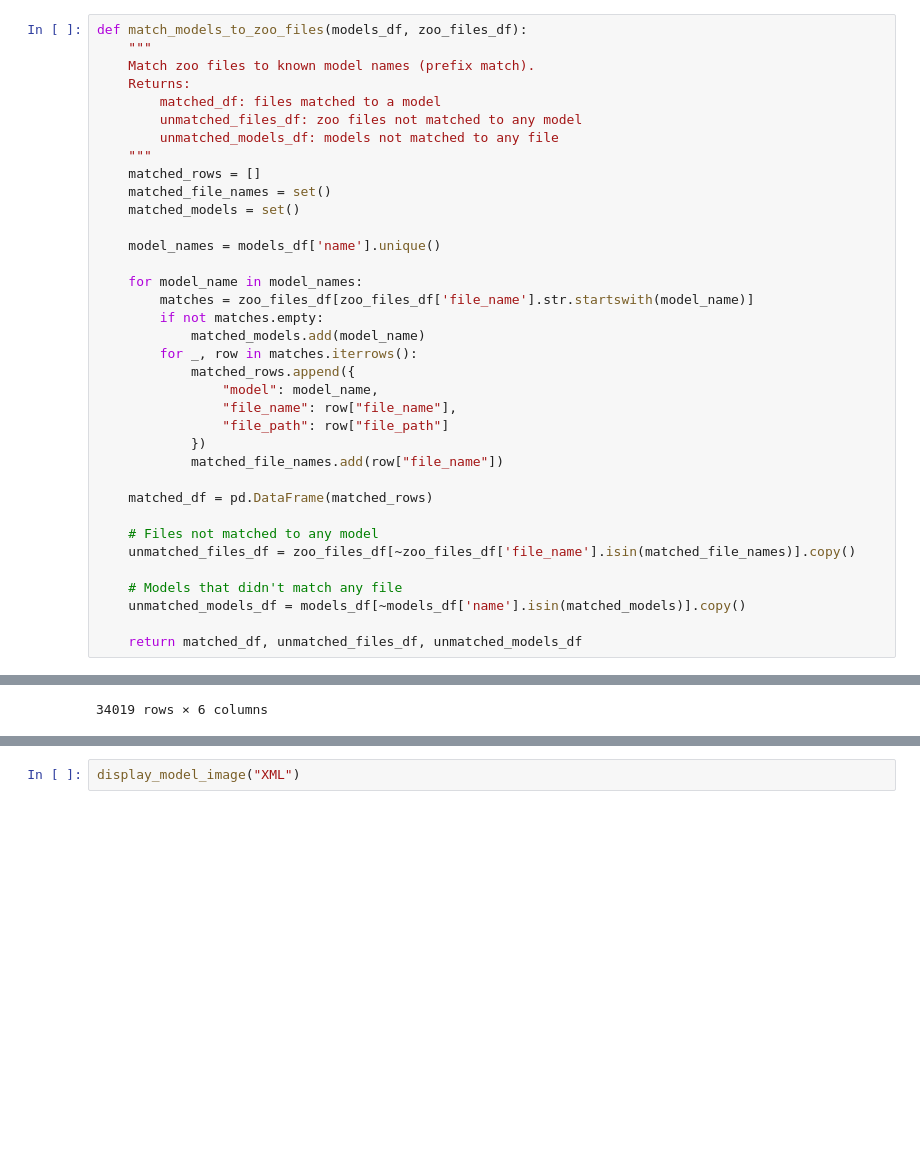
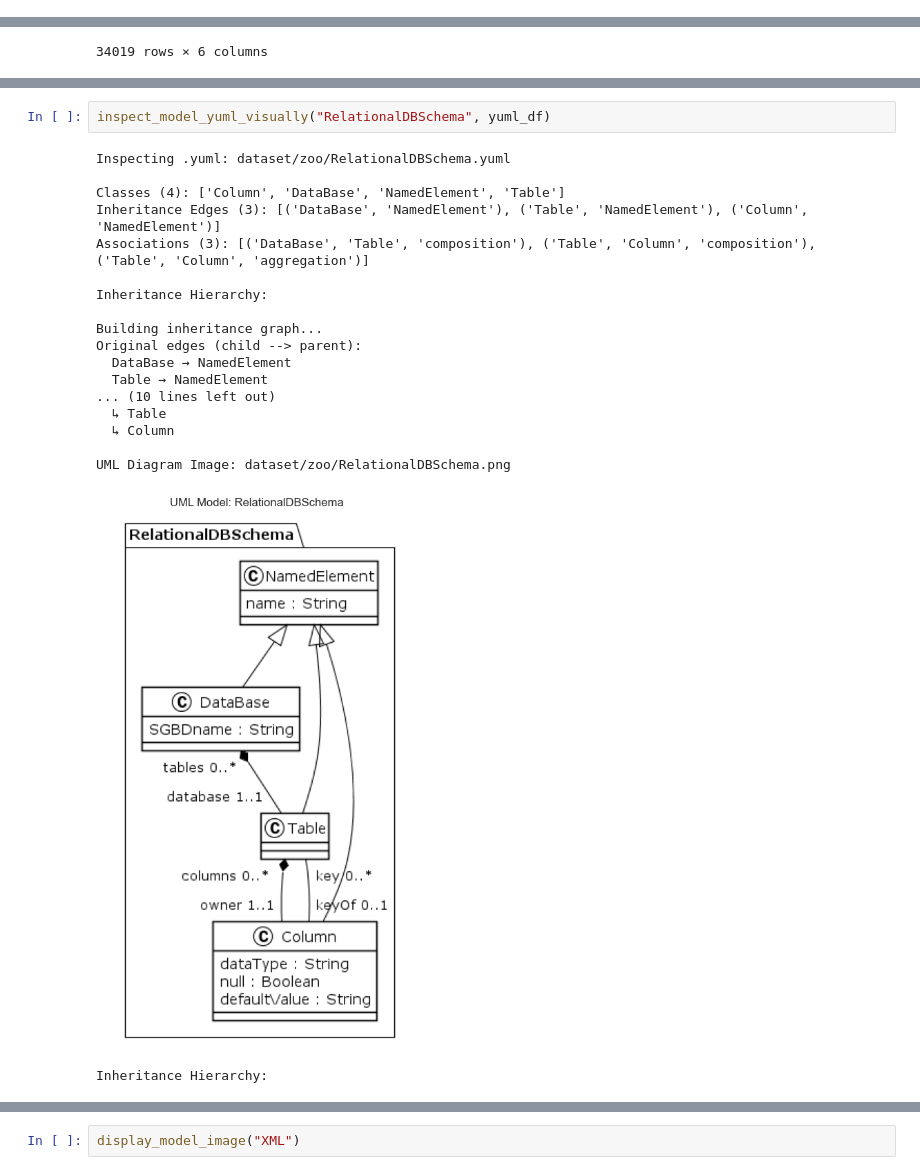
Before and after one commit to piachouaifaty/uml-classes-and-specs, a Jupyter notebook: explorer.ipynb, the cells around one changed output, grey strips where cells are left out. Cells and saved outputs as stored; diff of their text form; blank space fills up the shorter version.

```diff
--- a/explorer.ipynb
+++ b/explorer.ipynb
@@ -161,42 +186,6 @@ labeled_fragments
 | 647 | 711 | There are two classes: CompositeP... | 4790 | t | t | rel | 2 | 4790 | UML_withReuseContracts |
 | 648 | 712 | A class ProviderClause | 3131 | t | t | class | 2 | 3131 | UML_withReuseContracts |
 649 rows × 9 columns
-# %%
-def match_models_to_zoo_files(models_df, zoo_files_df):
-    """
-    Match zoo files to known model names (prefix match).
-    Returns:
-        matched_df: files matched to a model
-        unmatched_files_df: zoo files not matched to any model
-        unmatched_models_df: models not matched to any file
-    """
-    matched_rows = []
-    matched_file_names = set()
-    matched_models = set()
-
-    model_names = models_df['name'].unique()
-
-    for model_name in model_names:
-        matches = zoo_files_df[zoo_files_df['file_name'].str.startswith(model_name)]
-        if not matches.empty:
-            matched_models.add(model_name)
-        for _, row in matches.iterrows():
-            matched_rows.append({
-                "model": model_name,
-                "file_name": row["file_name"],
-                "file_path": row["file_path"]
-            })
-            matched_file_names.add(row["file_name"])
-
-    matched_df = pd.DataFrame(matched_rows)
-
-    # Files not matched to any model
-    unmatched_files_df = zoo_files_df[~zoo_files_df['file_name'].isin(matched_file_names)].copy()
-
-    # Models that didn't match any file
-    unmatched_models_df = models_df[~models_df['name'].isin(matched_models)].copy()
-
-    return matched_df, unmatched_files_df, unmatched_models_df
 # %%
 matched_df, unmatched_files_df, unmatched_models_df = match_models_to_zoo_files(models, zoo_idx)
 # %%
@@ -256,0 +328,22 @@ matched_df
+# %%
+inspect_model_yuml_visually("RelationalDBSchema", yuml_df)
+# %% [output]
+Inspecting .yuml: dataset/zoo/RelationalDBSchema.yuml
+
+Classes (4): ['Column', 'DataBase', 'NamedElement', 'Table']
+Inheritance Edges (3): [('DataBase', 'NamedElement'), ('Table', 'NamedElement'), ('Column', 'NamedElement')]
+Associations (3): [('DataBase', 'Table', 'composition'), ('Table', 'Column', 'composition'), ('Table', 'Column', 'aggregation')]
+
+Inheritance Hierarchy:
+
+Building inheritance graph...
+Original edges (child --> parent):
+  DataBase → NamedElement
+  Table → NamedElement
+... (10 lines left out)
+  ↳ Table
+  ↳ Column
+
+UML Diagram Image: dataset/zoo/RelationalDBSchema.png
+[figure, added]
+Inheritance Hierarchy:
```
Also changed, not shown: parts of 19 cells of this notebook, 6 other files.
